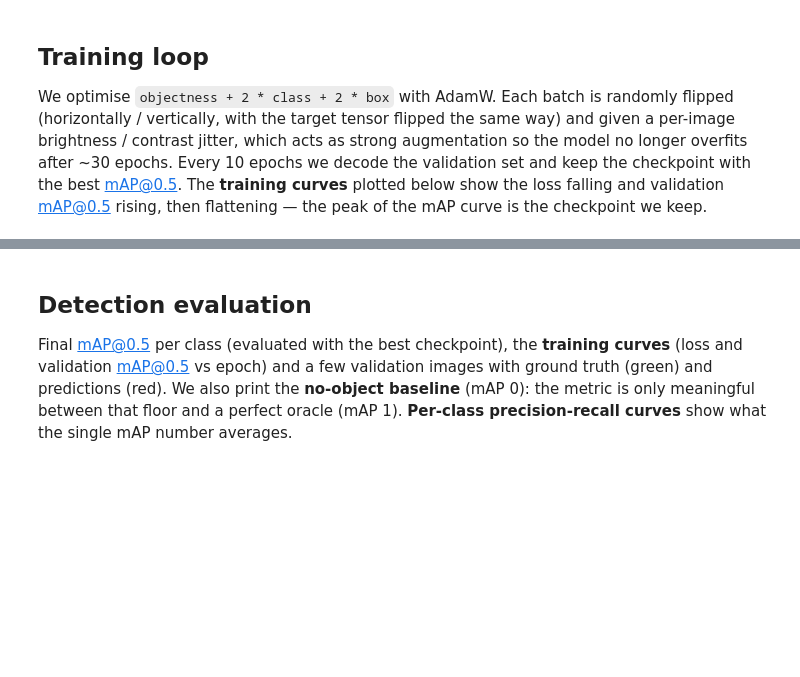
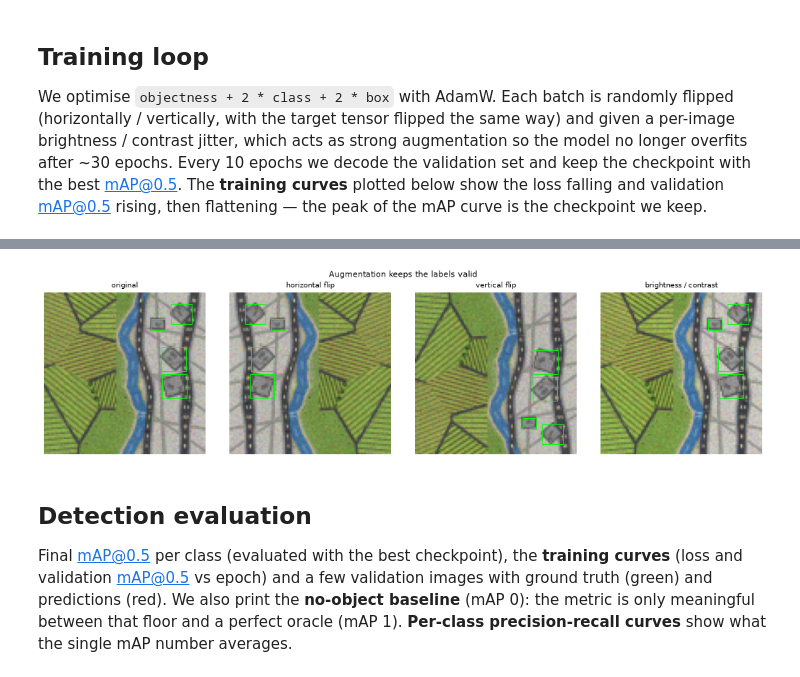
Before and after one commit to ogrisel/mplsyn, a Jupyter notebook: notebooks/08_train_object_detection.ipynb, the cells around one changed output, grey strips where cells are left out. Cells and saved outputs as stored; diff of their text form; code cells hidden in the pictures; blank space fills up the shorter version.

```diff
--- a/notebooks/08_train_object_detection.ipynb
+++ b/notebooks/08_train_object_detection.ipynb
@@ -592,3 +601,53 @@ best mAP@0.5 0.472 | training time 91.2 s
+# %%
+import matplotlib.patches as mpatches
+
+
+def draw_scene_boxes(ax, boxes, color="lime"):
+    """Draw (class, (x0, y0, x1, y1)) boxes in bottom-left scene coords."""
+    for _name, (x0, y0, x1, y1) in boxes:
+        ax.add_patch(mpatches.Rectangle(
+            (x0 * SIZE, (1 - y1) * SIZE), (x1 - x0) * SIZE, (y1 - y0) * SIZE,
+            edgecolor=color, facecolor="none", linewidth=0.8))
+
+
+def horizontal_flip(image, boxes):
+    """Mirror left-right; mirror every box the same way (x -> 1 - x)."""
+    return torch.flip(image, [2]), [(n, (1 - x1, y0, 1 - x0, y1)) for n, (x0, y0, x1, y1) in boxes]
+
+
+def vertical_flip(image, boxes):
+    """Mirror top-bottom; mirror every box the same way (y -> 1 - y)."""
+    return torch.flip(image, [1]), [(n, (x0, 1 - y1, x1, 1 - y0)) for n, (x0, y0, x1, y1) in boxes]
+
+
+def brightness_contrast(image, seed=0):
+    """The photometric jitter from the training loop (geometry unchanged)."""
+    generator = torch.Generator().manual_seed(seed)
+    scale = torch.empty(1, 1, 1).uniform_(0.8, 1.2, generator=generator)
+    shift = torch.empty(1, 1, 1).uniform_(-0.06, 0.06, generator=generator)
+    return torch.clamp(image * scale + shift, 0, 1)
+
+
+sample_index = 2
+sample_image = images[sample_index]
+sample_boxes = [(LABEL_MAP[obj.label], obj.bbox) for obj in objects_per_image[sample_index]]
+variants = [
+    ("original", sample_image, sample_boxes),
+    ("horizontal flip", *horizontal_flip(sample_image, sample_boxes)),
+    ("vertical flip", *vertical_flip(sample_image, sample_boxes)),
+    ("brightness / contrast", brightness_contrast(sample_image, seed=1), sample_boxes),
+]
+fig, axes = plt.subplots(1, 4, figsize=(13, 3.4), dpi=80)
+for ax, (title, image, boxes) in zip(axes, variants):
+    ax.imshow(image.permute(1, 2, 0))
+    draw_scene_boxes(ax, boxes)
+    ax.set_title(title, fontsize=9)
+    ax.axis("off")
+plt.suptitle("Augmentation keeps the labels valid", fontsize=10)
+plt.tight_layout()
+plt.show()
+# %% [output]
+[figure, added]
 # %% [markdown]
 ## Detection evaluation
 
```
Also changed, not shown: parts of 7 cells of this notebook, 6 other files.
